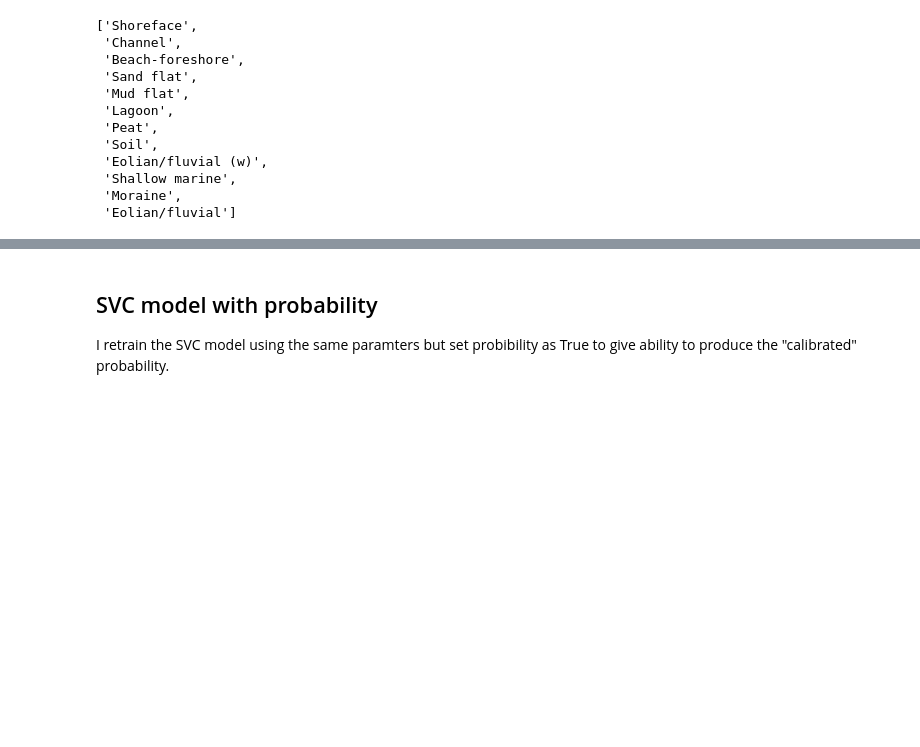
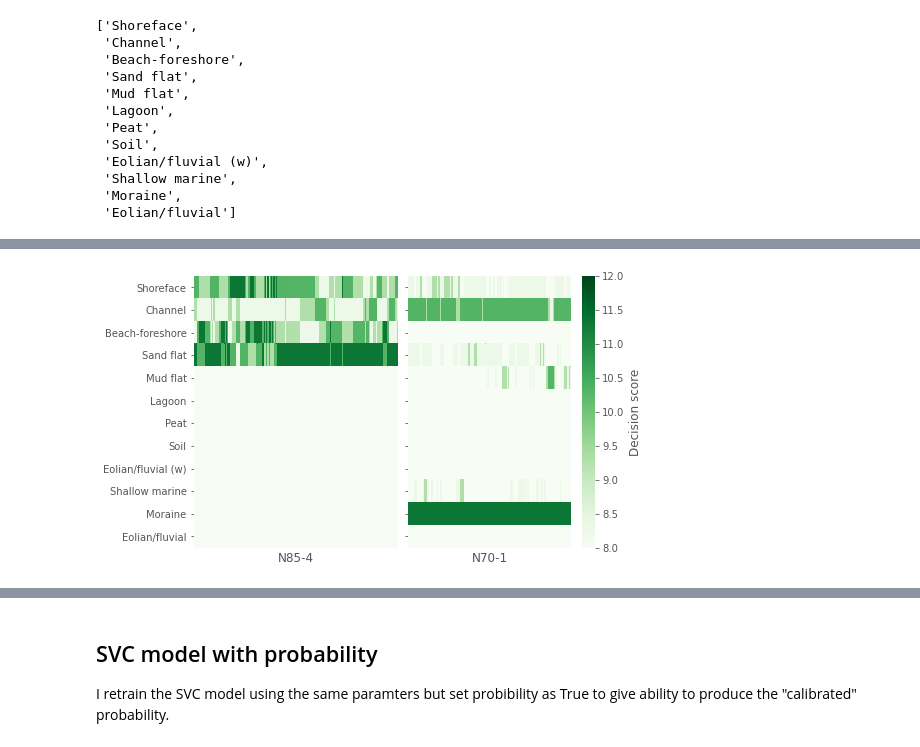
Before and after one commit to dispink/WASA-faciesXRF, a Jupyter notebook: ML_element_07.ipynb, the cells around one changed output, grey strips where cells are left out. Saved outputs shown, nothing was run; the diff lists cells and outputs as text; code cells hidden in the pictures; blank space fills up the shorter version.

```diff
--- a/ML_element_07.ipynb
+++ b/ML_element_07.ipynb
@@ -79,2 +112,13 @@ plt.subplots_adjust(wspace=.05)
+# %%
+fig, axes = plt.subplots(1, 2, figsize=(7.5, 5), sharey='row')
+sns.heatmap(dec_sh.T, cmap='Greens', vmax=12, vmin=8, yticklabels=Facies, xticklabels=False, ax=axes[0], cbar=False)
+sns.heatmap(dec_moraine.T, cmap='Greens', vmax=12, vmin=8, yticklabels=Facies, xticklabels=False, ax=axes[1],
+            cbar_kws = {'label' : 'Decision score'})
+axes[0].set_xlabel('N85-4')
+axes[1].set_xlabel('N70-1')
+plt.subplots_adjust(wspace=.05)
+#fig.savefig('results/roll_svc_decision_function_{}.png'.format(date))
+# %% [output]
+[figure, added]
 # %%
 fig, axes = plt.subplots(1, 2, figsize=(7.5, 3), sharey='row')
```
Also changed, not shown: parts of 22 cells of this notebook.
